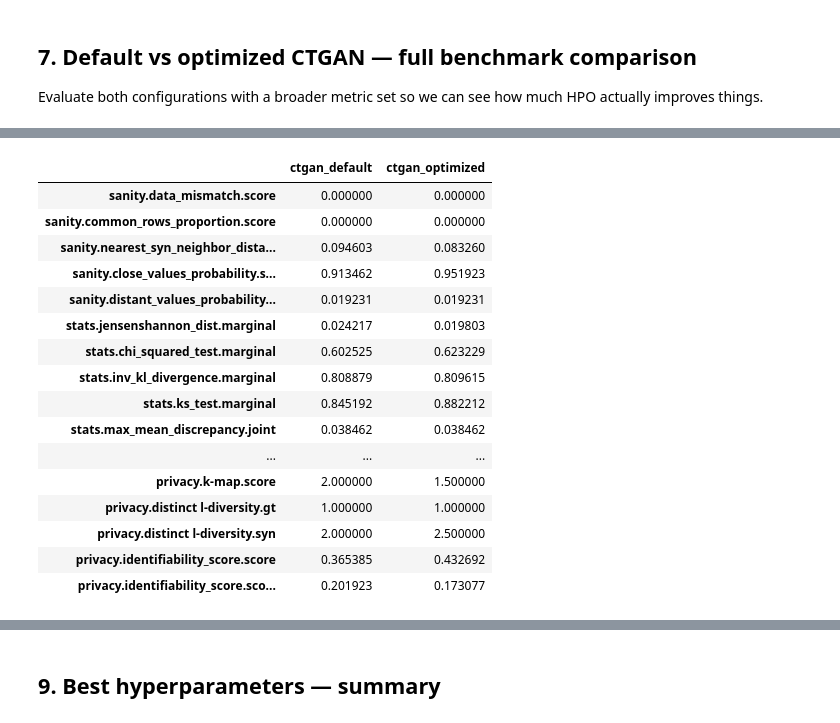
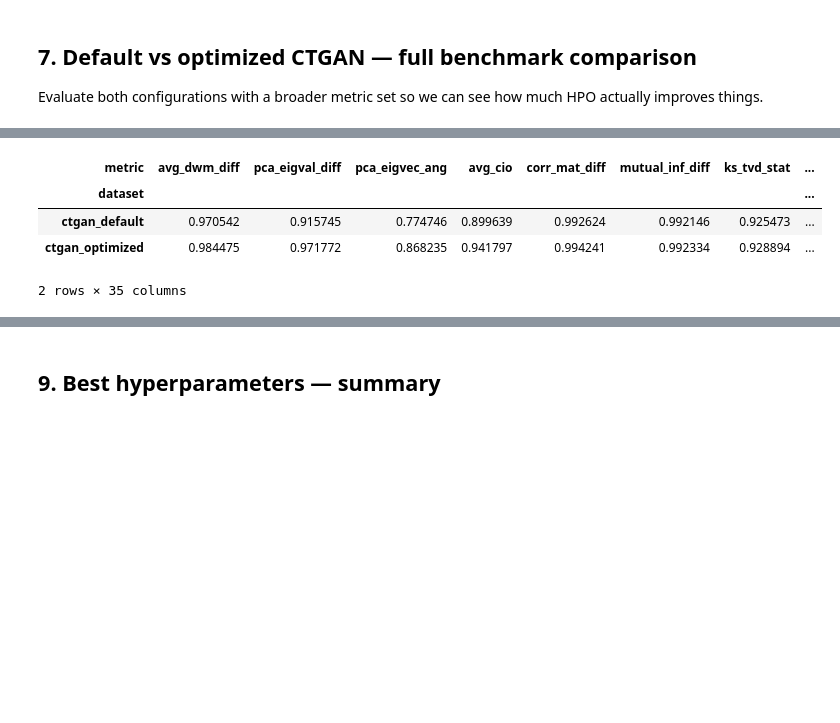
Before and after one commit to childmindresearch/synthdata, a Jupyter notebook: notebooks/ctgan_hpo_hepatitis.ipynb, the cells around one changed output, grey strips where cells are left out. Cells and saved outputs as stored; diff of their text form; code cells hidden in the pictures; blank space fills up the shorter version.

```diff
--- a/notebooks/ctgan_hpo_hepatitis.ipynb
+++ b/notebooks/ctgan_hpo_hepatitis.ipynb
@@ -389,21 +359,9 @@ Comparatives
 # %%
-Benchmarks.highlight(score)
+benchmark_ranks
 # %% [output]
-|  | ctgan_default | ctgan_optimized |
-| sanity.data_mismatch.score | 0.000000 | 0.000000 |
-| sanity.common_rows_proportion.score | 0.000000 | 0.000000 |
-| sanity.nearest_syn_neighbor_dista... | 0.094603 | 0.083260 |
-| sanity.close_values_probability.s... | 0.913462 | 0.951923 |
-| sanity.distant_values_probability... | 0.019231 | 0.019231 |
-| stats.jensenshannon_dist.marginal | 0.024217 | 0.019803 |
-| stats.chi_squared_test.marginal | 0.602525 | 0.623229 |
-| stats.inv_kl_divergence.marginal | 0.808879 | 0.809615 |
-| stats.ks_test.marginal | 0.845192 | 0.882212 |
-| stats.max_mean_discrepancy.joint | 0.038462 | 0.038462 |
-| ... | ... | ... |
-| privacy.k-map.score | 2.000000 | 1.500000 |
-| privacy.distinct l-diversity.gt | 1.000000 | 1.000000 |
-| privacy.distinct l-diversity.syn | 2.000000 | 2.500000 |
-| privacy.identifiability_score.score | 0.365385 | 0.432692 |
-| privacy.identifiability_score.sco... | 0.201923 | 0.173077 |
+| metric | avg_dwm_diff | pca_eigval_diff | pca_eigvec_ang | avg_cio | corr_mat_diff | mutual_inf_diff | ks_tvd_stat | ... |
+| dataset |  |  |  |  |  |  |  | ... |
+| ctgan_default | 0.970542 | 0.915745 | 0.774746 | 0.899639 | 0.992624 | 0.992146 | 0.925473 | ... |
+| ctgan_optimized | 0.984475 | 0.971772 | 0.868235 | 0.941797 | 0.994241 | 0.992334 | 0.928894 | ... |
+2 rows × 35 columns
 # %% [markdown]
```
Also changed, not shown: parts of 8 cells of this notebook, 45 other files.
